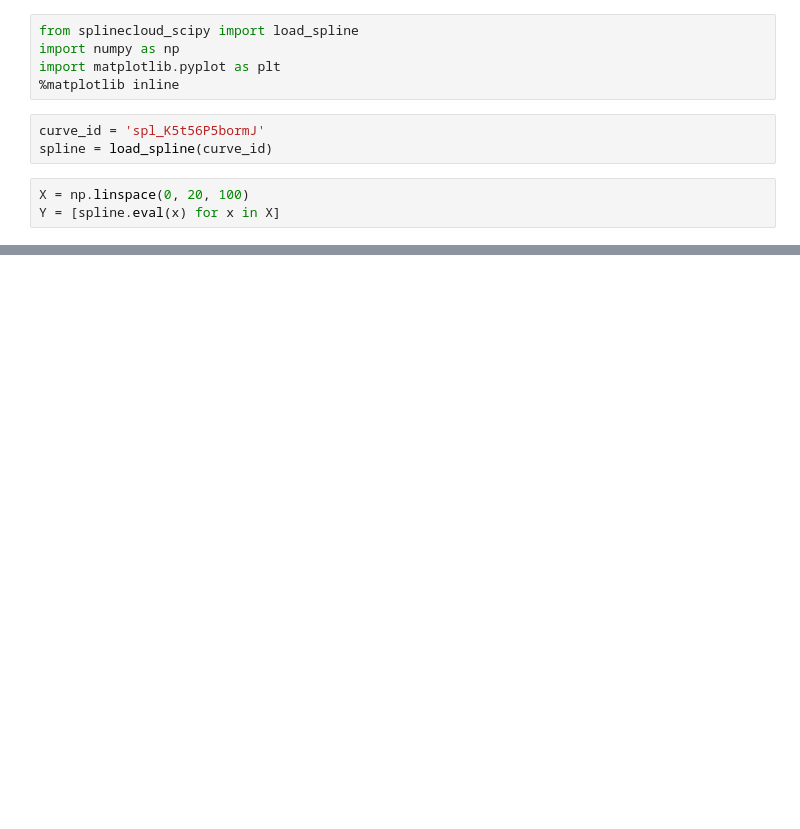
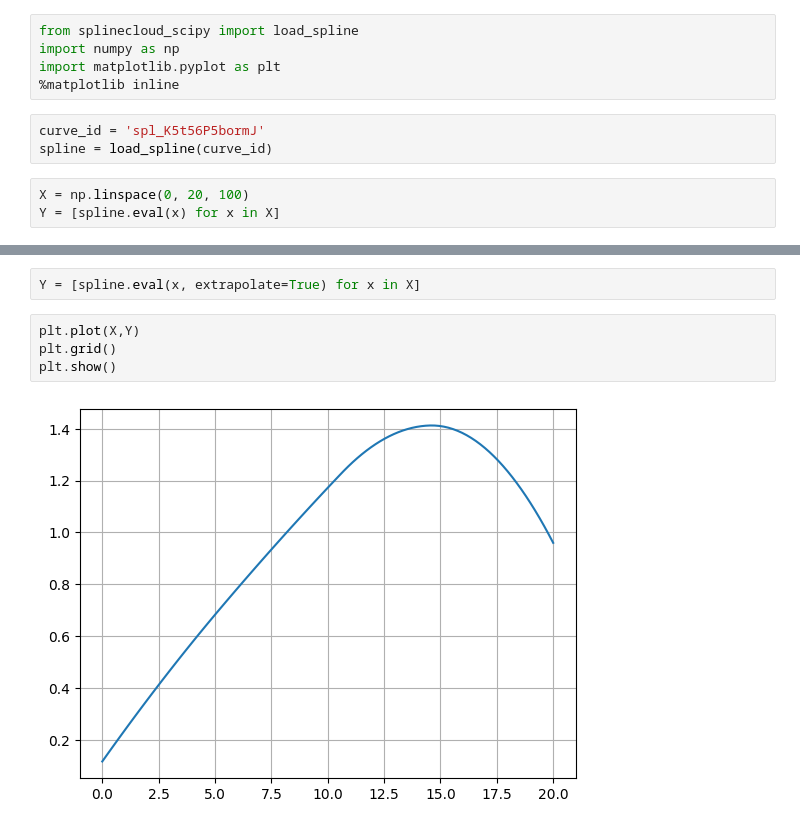
Before and after one commit to nomad-vagabond/splinecloud-scipy, a Jupyter notebook: examples/curve_load_example.ipynb, the cells around one changed output, grey strips where cells are left out. Drawn from its saved outputs; the diff is of its cells as text; blank space fills up the shorter version.

Commit message:
Evaluate extrapolated values

```diff
--- a/examples/curve_load_example.ipynb
+++ b/examples/curve_load_example.ipynb
@@ -16,0 +18,8 @@ plt.show()
+# %%
+Y = [spline.eval(x, extrapolate=True) for x in X]
+# %%
+plt.plot(X,Y)
+plt.grid()
+plt.show()
+# %% [output]
+[figure, added]
```
Also changed, not shown: parts of 1 cell of this notebook, 3 other files.
